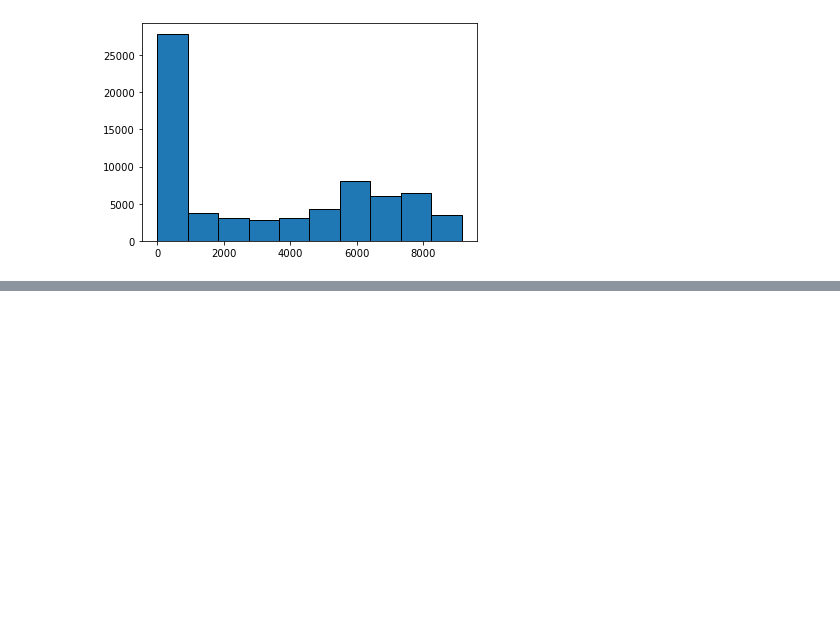
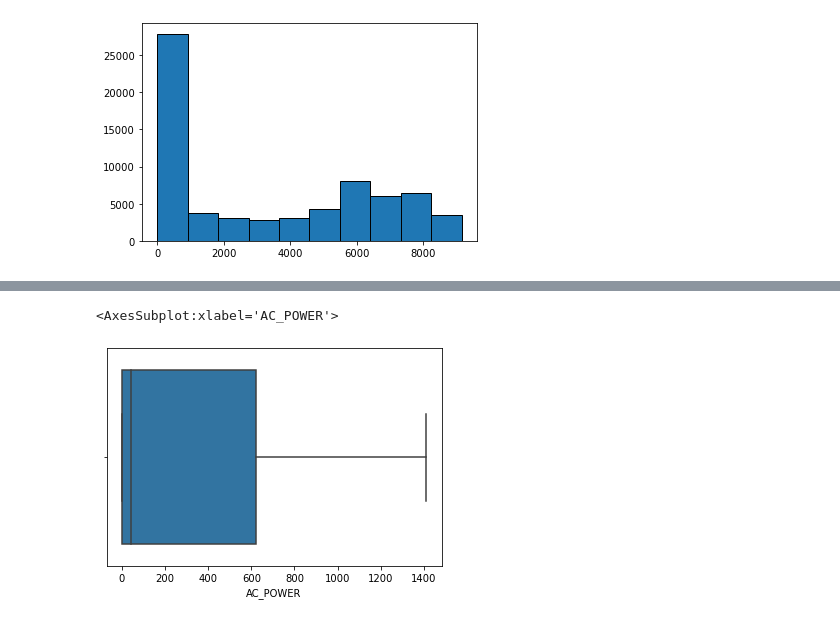
Before and after one commit to BurtonBarnes/solar, a Jupyter notebook: explore.ipynb, the cells around one changed output, grey strips where cells are left out. Cells and saved outputs as stored; diff of their text form; code cells hidden in the pictures; blank space fills up the shorter version.

```diff
--- a/explore.ipynb
+++ b/explore.ipynb
@@ -175,0 +186,5 @@ plt.show()
+# %%
+sns.boxplot(data=df, x='AC_POWER')
+# %% [output]
+<AxesSubplot:xlabel='AC_POWER'>
+[figure, added]
```
Also changed, not shown: parts of 3 cells of this notebook.
